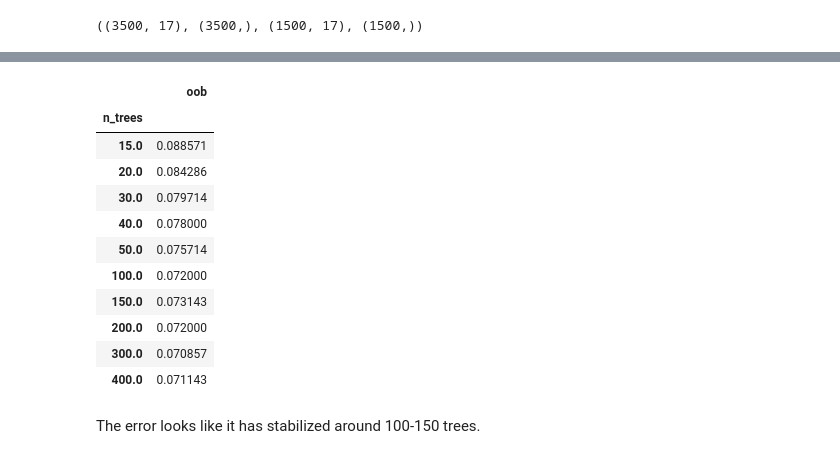
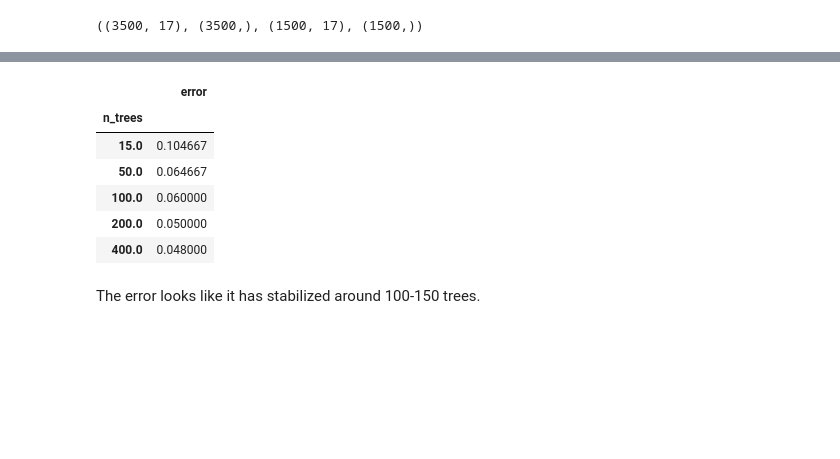
Before and after one commit to vmleroy/ic-cefet, a Jupyter notebook: 9-Bagging-Boosting-Stacking/Boosting_and_Stacking_Exercises-ANSWERS.ipynb, the cells around one changed output, grey strips where cells are left out. Cells and saved outputs as stored; diff of their text form; code cells hidden in the pictures; blank space fills up the shorter version.

```diff
--- a/9-Bagging-Boosting-Stacking/Boosting_and_Stacking_Exercises-ANSWERS.ipynb
+++ b/9-Bagging-Boosting-Stacking/Boosting_and_Stacking_Exercises-ANSWERS.ipynb
@@ -133,3 +125,23 @@ X_train, X_test, y_train, y_test = train_test_split(data[feature_columns], data[
+# %%
+from sklearn.model_selection import StratifiedShuffleSplit
+
+
+feature_cols = [x for x in data.columns if x != 'churned']
+
+
+# Split the data into two parts with 1500 points in the test data
+# This creates a generator
+strat_shuff_split = StratifiedShuffleSplit(n_splits=1, test_size=1500, random_state=42)
+
+# Get the index values from the generator
+train_idx, test_idx = next(strat_shuff_split.split(data[feature_cols], data['churned']))
+
+# Create the data sets
+X_train = data.loc[train_idx, feature_cols]
+y_train = data.loc[train_idx, 'churned']
+
+X_test = data.loc[test_idx, feature_cols]
+y_test = data.loc[test_idx, 'churned']
 # %%
 X_train.shape, y_train.shape, X_test.shape, y_test.shape
 # %% [output]
@@ -164,46 +172,39 @@ warnings.filterwarnings("ignore", category=RuntimeWarning)
 # %%
-from sklearn.ensemble import RandomForestClassifier
+from sklearn.ensemble import GradientBoostingClassifier
+from sklearn.metrics import accuracy_score
 
-# Initialize the random forest estimator
-# Note that the number of trees is not setup here
-RF = RandomForestClassifier(oob_score=True,
-                            random_state=42,
-                            warm_start=True,
-                            n_jobs=-1)
+error_list = list()
 
-oob_list = list()
+# Iterate through all of the possibilities for number of estimators
+tree_list = [15, 50, 100, 200, 400]
+for n_trees in tree_list:
 
-# Iterate through all of the possibilities for
-# number of trees
-for n_trees in [15, 20, 30, 40, 50, 100, 150, 200, 300, 400]:
-
-    # Use this to set the number of trees
-    RF.set_params(n_estimators=n_trees)
+    # Initialize the gradient boost classifier
+    GBC = GradientBoostingClassifier(n_estimators=n_trees,
+                                     subsample=0.5,
+                                     max_features=4,
+                                     random_state=42)
 
     # Fit the model
-    RF.fit(X_train, y_train)
+    GBC.fit(X_train.values, y_train.values)
+    y_pred = GBC.predict(X_test)
 
-    # Get the oob error
-    oob_error = 1 - RF.oob_score_
+    # Get the error
+    error = 1. - accuracy_score(y_test, y_pred)
 
     # Store it
-    oob_list.append(pd.Series({'n_trees': n_trees, 'oob': oob_error}))
+    error_list.append(pd.Series({'n_trees': n_trees, 'error': error}))
 
-rf_oob_df = pd.concat(oob_list, axis=1).T.set_index('n_trees')
+error_df = pd.concat(error_list, axis=1).T.set_index('n_trees')
 
-rf_oob_df
+error_df
 # %% [output]
-|  | oob |
+|  | error |
 | n_trees |  |
-| 15.0 | 0.088571 |
-| 20.0 | 0.084286 |
-| 30.0 | 0.079714 |
-| 40.0 | 0.078000 |
-| 50.0 | 0.075714 |
-| 100.0 | 0.072000 |
-| 150.0 | 0.073143 |
-| 200.0 | 0.072000 |
-| 300.0 | 0.070857 |
-| 400.0 | 0.071143 |
+| 15.0 | 0.104667 |
+| 50.0 | 0.064667 |
+| 100.0 | 0.060000 |
+| 200.0 | 0.050000 |
+| 400.0 | 0.048000 |
 # %% [markdown]
 The error looks like it has stabilized around 100-150 trees.
```
Also changed, not shown: parts of 52 cells of this notebook.
